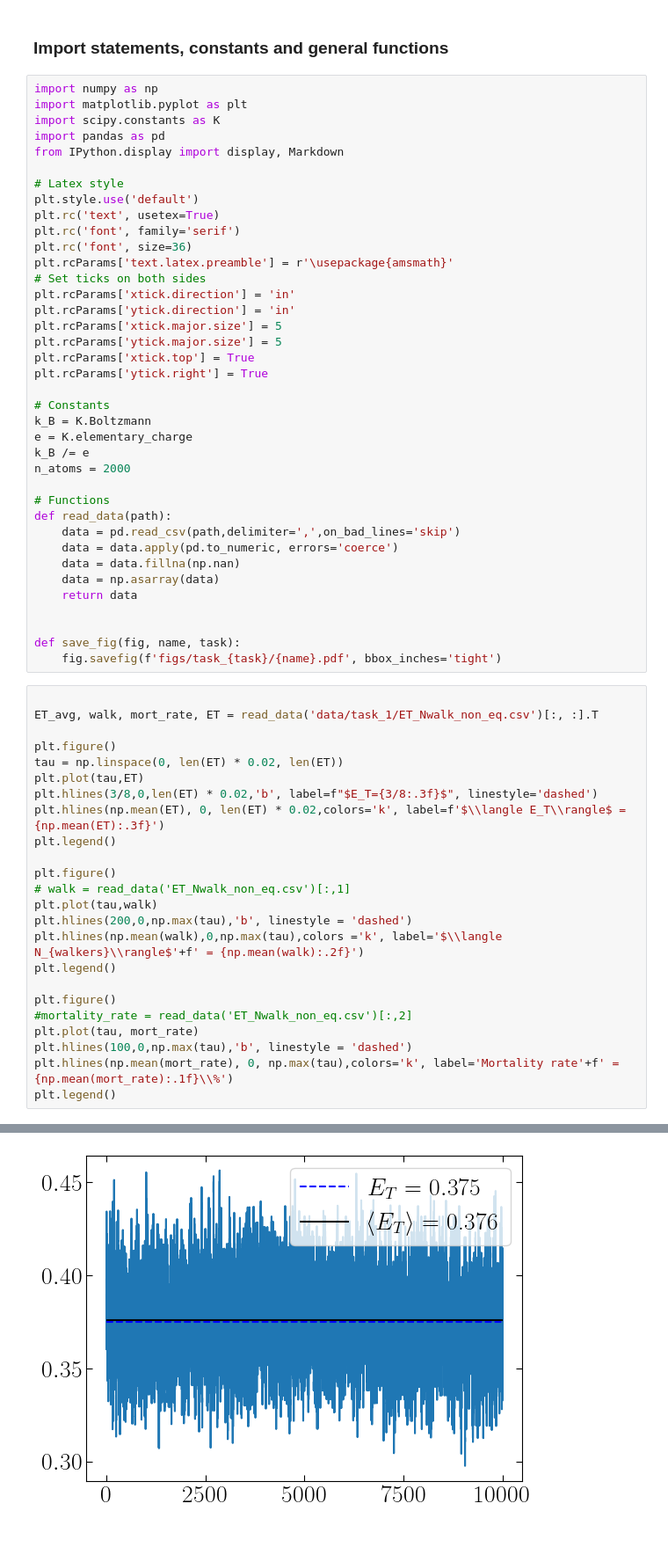
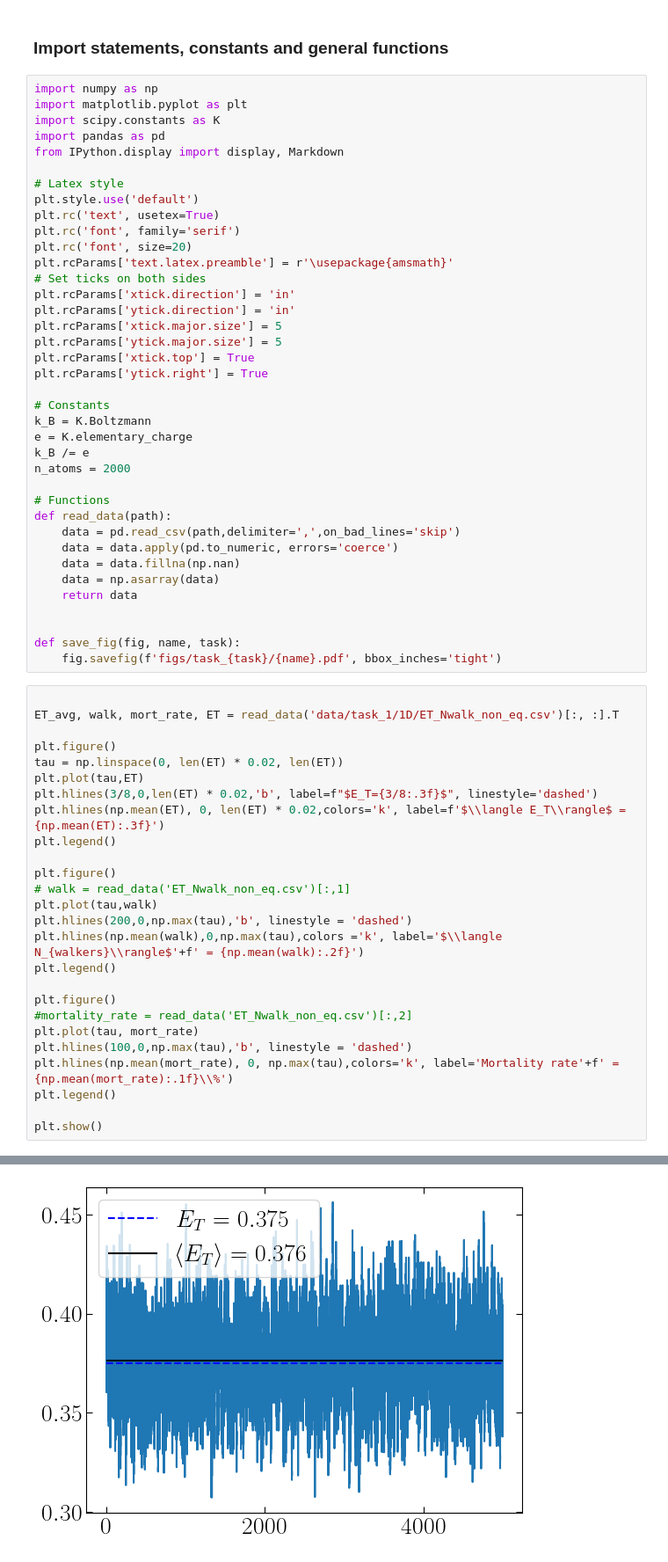
Before and after one commit to stommen/fka122-homeworks, a Jupyter notebook: H3/analyzer.ipynb, the cells around one changed output, grey strips where cells are left out. Shown at 88% size. Saved outputs shown, nothing was run; the diff lists cells and outputs as text.

```diff
--- a/H3/analyzer.ipynb
+++ b/H3/analyzer.ipynb
@@ -13,7 +13,7 @@ from IPython.display import display, Markdown
 plt.style.use('default')
 plt.rc('text', usetex=True)
 plt.rc('font', family='serif')
-plt.rc('font', size=36)
+plt.rc('font', size=20)
 plt.rcParams['text.latex.preamble'] = r'\usepackage{amsmath}'
 # Set ticks on both sides
 plt.rcParams['xtick.direction'] = 'in'
@@ -42,7 +42,7 @@ def save_fig(fig, name, task):
     fig.savefig(f'figs/task_{task}/{name}.pdf', bbox_inches='tight')
 # %%
 
-ET_avg, walk, mort_rate, ET = read_data('data/task_1/ET_Nwalk_non_eq.csv')[:, :].T
+ET_avg, walk, mort_rate, ET = read_data('data/task_1/1D/ET_Nwalk_non_eq.csv')[:, :].T
 
 plt.figure()
 tau = np.linspace(0, len(ET) * 0.02, len(ET))
@@ -64,4 +64,6 @@ plt.plot(tau, mort_rate)
 plt.hlines(100,0,np.max(tau),'b', linestyle = 'dashed')
 plt.hlines(np.mean(mort_rate), 0, np.max(tau),colors='k', label='Mortality rate'+f' = {np.mean(mort_rate):.1f}\\%')
 plt.legend()
+
+plt.show()
 # %% [output]
@@ -69 +70 @@ plt.legend()
-[figure, old version]
+[figure, new version]
```
Also changed, not shown: parts of 2 cells of this notebook, 7 other files.
